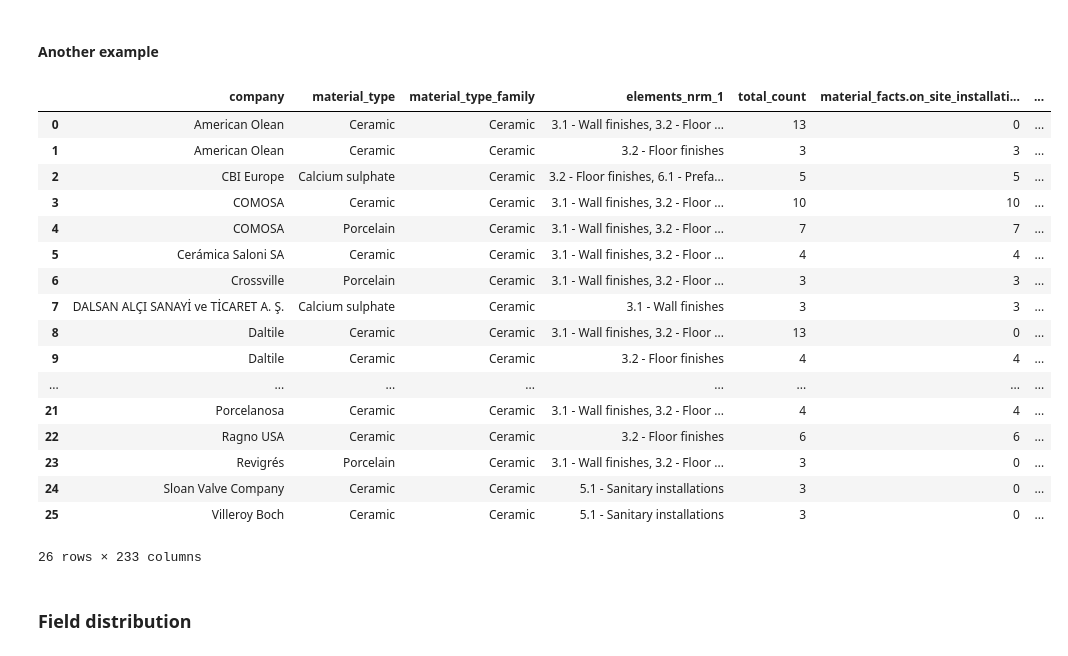
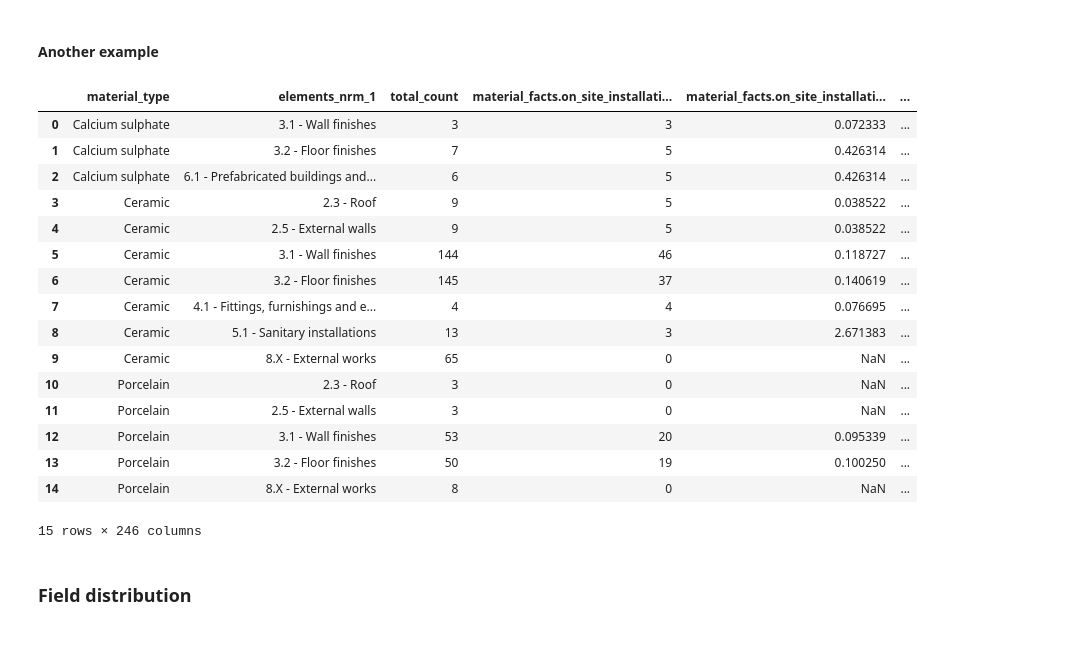
Before and after one commit to 2050-Materials/aecdata, a Jupyter notebook: usage/example_usage.ipynb, the cells around one changed output. Cells and saved outputs as stored; diff of their text form; code cells hidden in the pictures.

```diff
--- a/usage/example_usage.ipynb
+++ b/usage/example_usage.ipynb
@@ -209,37 +220,36 @@ stat_df
 #### Another example
 # %%
 group_by = [
-    'company',
+#     'company',
 #     'product_type',
     'material_type',
-    'material_type_family',
+#     'material_type_family',
     'elements_nrm_1',
 #     'country',
 #     'manufacturing_continent',
 #     'material_facts.data_source',
 ]
 all_available_fields  = stats_obj.get_available_fields()
 stat_df = stats_obj.get_statistics(group_by=group_by, fields='all', statistical_metrics=['count', 'mean', 'median'], include_estimated_values=False, remove_outliers=True, method='IQR', sqrt_tranf=True, min_count=3)
 stat_df
 # %% [output]
-|  | company | material_type | material_type_family | elements_nrm_1 | total_count | material_facts.on_site_installati... | ... |
-| 0 | American Olean | Ceramic | Ceramic | 3.1 - Wall finishes, 3.2 - Floor ... | 13 | 0 | ... |
-| 1 | American Olean | Ceramic | Ceramic | 3.2 - Floor finishes | 3 | 3 | ... |
-| 2 | CBI Europe | Calcium sulphate | Ceramic | 3.2 - Floor finishes, 6.1 - Prefa... | 5 | 5 | ... |
-| 3 | COMOSA | Ceramic | Ceramic | 3.1 - Wall finishes, 3.2 - Floor ... | 10 | 10 | ... |
-| 4 | COMOSA | Porcelain | Ceramic | 3.1 - Wall finishes, 3.2 - Floor ... | 7 | 7 | ... |
-| 5 | Cerámica Saloni SA | Ceramic | Ceramic | 3.1 - Wall finishes, 3.2 - Floor ... | 4 | 4 | ... |
-| 6 | Crossville | Porcelain | Ceramic | 3.1 - Wall finishes, 3.2 - Floor ... | 3 | 3 | ... |
-| 7 | DALSAN ALÇI SANAYİ ve TİCARET A. Ş. | Calcium sulphate | Ceramic | 3.1 - Wall finishes | 3 | 3 | ... |
-| 8 | Daltile | Ceramic | Ceramic | 3.1 - Wall finishes, 3.2 - Floor ... | 13 | 0 | ... |
-| 9 | Daltile | Ceramic | Ceramic | 3.2 - Floor finishes | 4 | 4 | ... |
-| ... | ... | ... | ... | ... | ... | ... | ... |
-| 21 | Porcelanosa | Ceramic | Ceramic | 3.1 - Wall finishes, 3.2 - Floor ... | 4 | 4 | ... |
-| 22 | Ragno USA | Ceramic | Ceramic | 3.2 - Floor finishes | 6 | 6 | ... |
-| 23 | Revigrés | Porcelain | Ceramic | 3.1 - Wall finishes, 3.2 - Floor ... | 3 | 0 | ... |
-| 24 | Sloan Valve Company | Ceramic | Ceramic | 5.1 - Sanitary installations | 3 | 0 | ... |
-| 25 | Villeroy Boch | Ceramic | Ceramic | 5.1 - Sanitary installations | 3 | 0 | ... |
+|  | material_type | elements_nrm_1 | total_count | material_facts.on_site_installati... | material_facts.on_site_installati... | ... |
+| 0 | Calcium sulphate | 3.1 - Wall finishes | 3 | 3 | 0.072333 | ... |
+| 1 | Calcium sulphate | 3.2 - Floor finishes | 7 | 5 | 0.426314 | ... |
+| 2 | Calcium sulphate | 6.1 - Prefabricated buildings and... | 6 | 5 | 0.426314 | ... |
+| 3 | Ceramic | 2.3 - Roof | 9 | 5 | 0.038522 | ... |
+| 4 | Ceramic | 2.5 - External walls | 9 | 5 | 0.038522 | ... |
+| 5 | Ceramic | 3.1 - Wall finishes | 144 | 46 | 0.118727 | ... |
+| 6 | Ceramic | 3.2 - Floor finishes | 145 | 37 | 0.140619 | ... |
+| 7 | Ceramic | 4.1 - Fittings, furnishings and e... | 4 | 4 | 0.076695 | ... |
+| 8 | Ceramic | 5.1 - Sanitary installations | 13 | 3 | 2.671383 | ... |
+| 9 | Ceramic | 8.X - External works | 65 | 0 | NaN | ... |
+| 10 | Porcelain | 2.3 - Roof | 3 | 0 | NaN | ... |
+| 11 | Porcelain | 2.5 - External walls | 3 | 0 | NaN | ... |
+| 12 | Porcelain | 3.1 - Wall finishes | 53 | 20 | 0.095339 | ... |
+| 13 | Porcelain | 3.2 - Floor finishes | 50 | 19 | 0.100250 | ... |
+| 14 | Porcelain | 8.X - External works | 8 | 0 | NaN | ... |
-26 rows × 233 columns
+15 rows × 246 columns
 # %% [markdown]
 ### Field distribution
 # %% [markdown]
```
Also changed, not shown: parts of 6 cells of this notebook, 4 other files.
